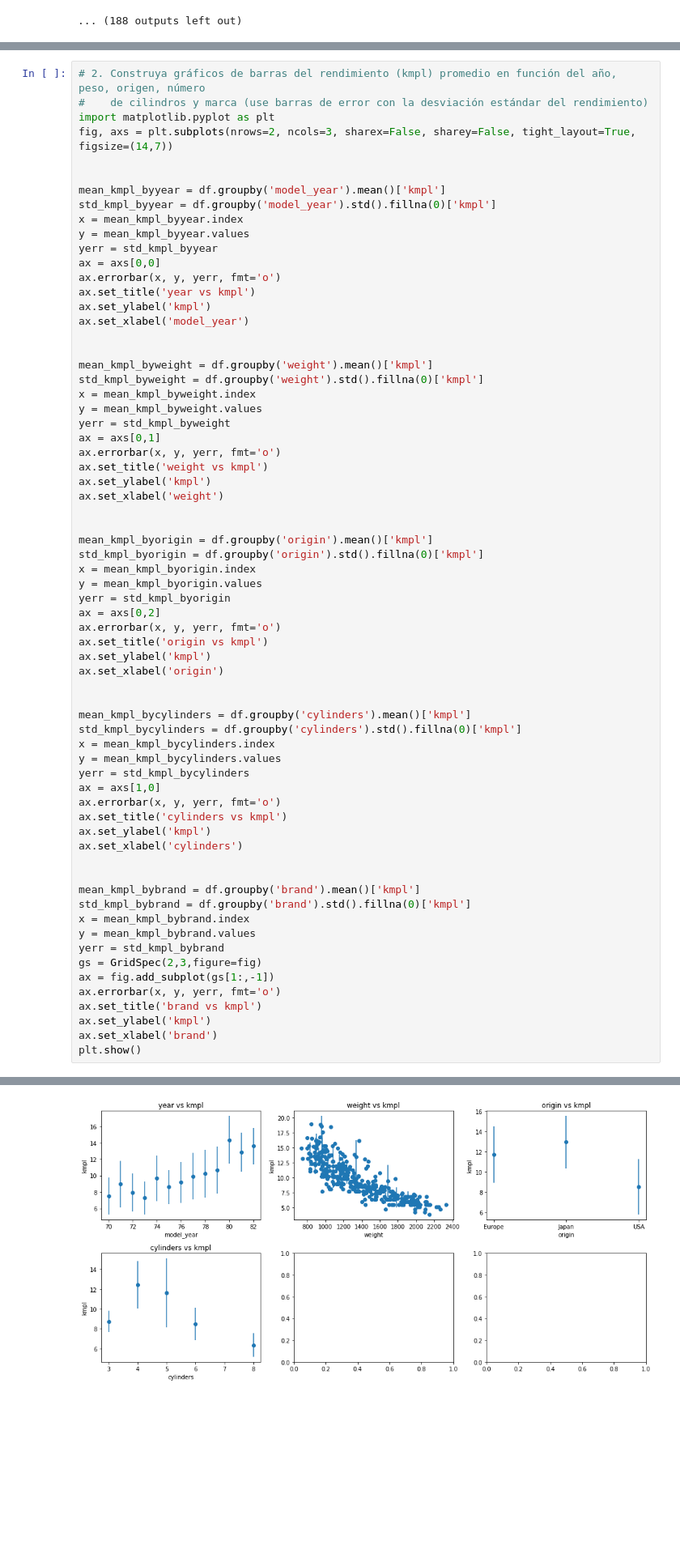
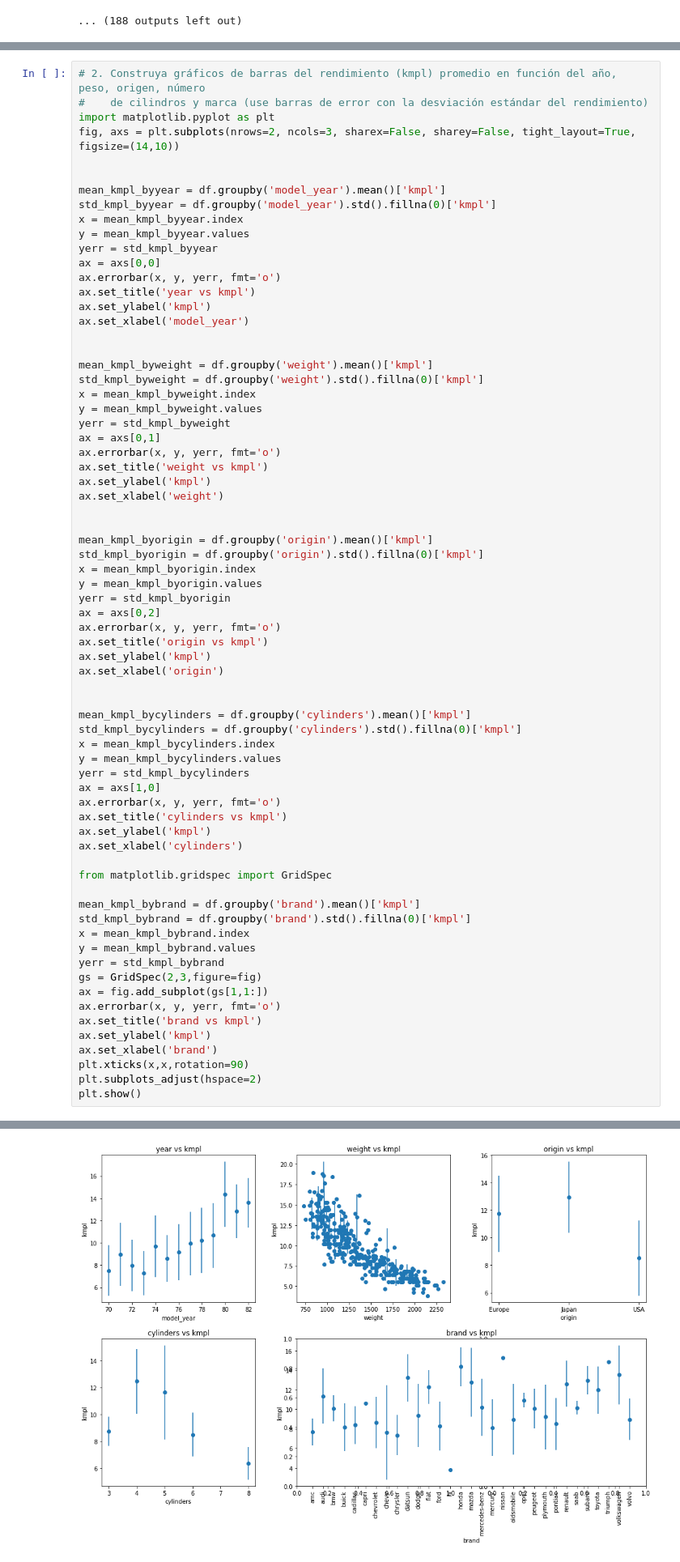
Before and after one commit to sgaete/INFO147, a Jupyter notebook: actividad_práctica.ipynb, the cells around one changed output, grey strips where cells are left out. Shown at 81% size. Saved outputs shown, nothing was run; the diff lists cells and outputs as text; blank space fills up the shorter version.

Commit message:
fix first subplot

```diff
--- a/actividad_práctica.ipynb
+++ b/actividad_práctica.ipynb
@@ -480,7 +480,7 @@ dtype: float64
 # 2. Construya gráficos de barras del rendimiento (kmpl) promedio en función del año, peso, origen, número
 #    de cilindros y marca (use barras de error con la desviación estándar del rendimiento)
 import matplotlib.pyplot as plt
-fig, axs = plt.subplots(nrows=2, ncols=3, sharex=False, sharey=False, tight_layout=True, figsize=(14,7))
+fig, axs = plt.subplots(nrows=2, ncols=3, sharex=False, sharey=False, tight_layout=True, figsize=(14,10))
 
 
 mean_kmpl_byyear = df.groupby('model_year').mean()['kmpl']
@@ -530,6 +530,7 @@ ax.set_title('cylinders vs kmpl')
 ax.set_ylabel('kmpl')
 ax.set_xlabel('cylinders')
 
+from matplotlib.gridspec import GridSpec
 
 mean_kmpl_bybrand = df.groupby('brand').mean()['kmpl']
 std_kmpl_bybrand = df.groupby('brand').std().fillna(0)['kmpl']
@@ -537,10 +538,12 @@ x = mean_kmpl_bybrand.index
 y = mean_kmpl_bybrand.values
 yerr = std_kmpl_bybrand
 gs = GridSpec(2,3,figure=fig)
-ax = fig.add_subplot(gs[1:,-1])
+ax = fig.add_subplot(gs[1,1:])
 ax.errorbar(x, y, yerr, fmt='o')
 ax.set_title('brand vs kmpl')
 ax.set_ylabel('kmpl')
 ax.set_xlabel('brand')
+plt.xticks(x,x,rotation=90)
+plt.subplots_adjust(hspace=2)
 plt.show()
 # %% [output]
@@ -548,4 +550,4 @@ NameError: name 'GridSpec' is not defined
-[figure, old version]
+[figure, new version]
 # %%
 # With 4 subplots, reduce the number of axis ticks to avoid crowding.
 ax.locator_params(nbins=4)
```
Also changed, not shown: parts of 1 cell of this notebook.
